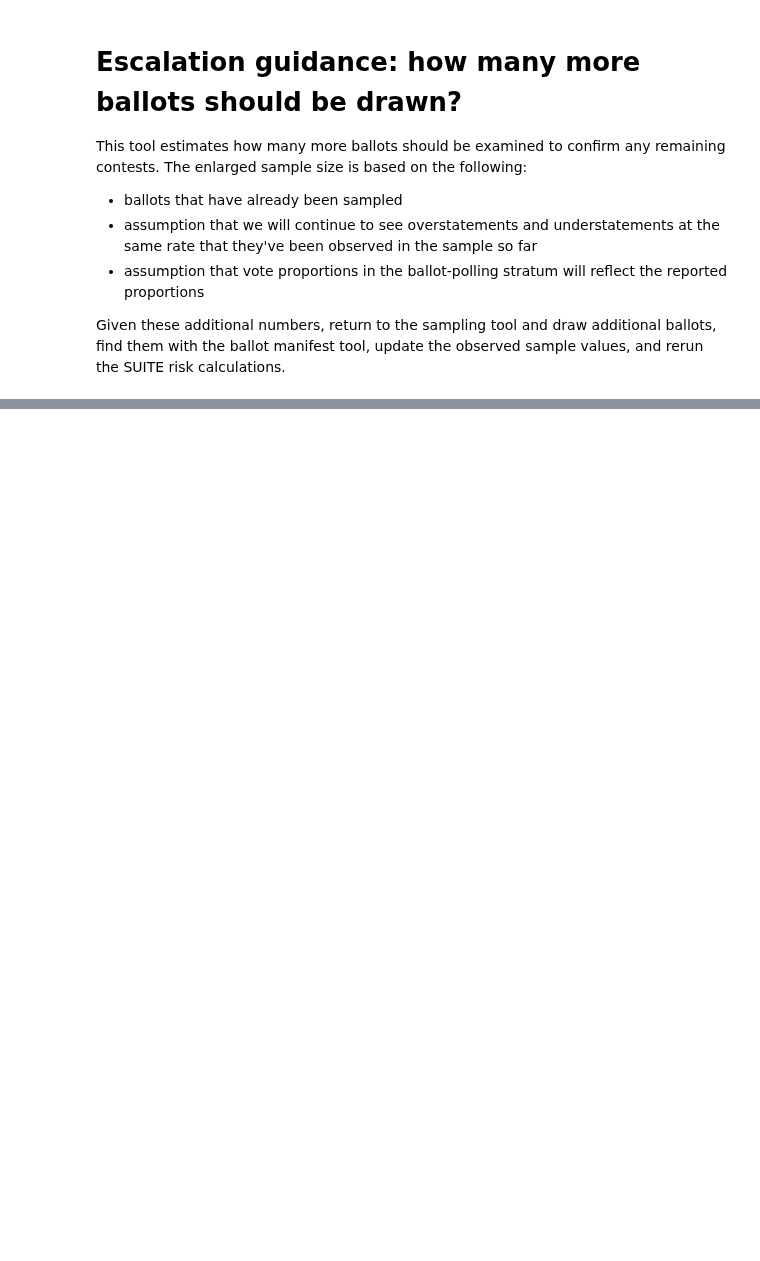
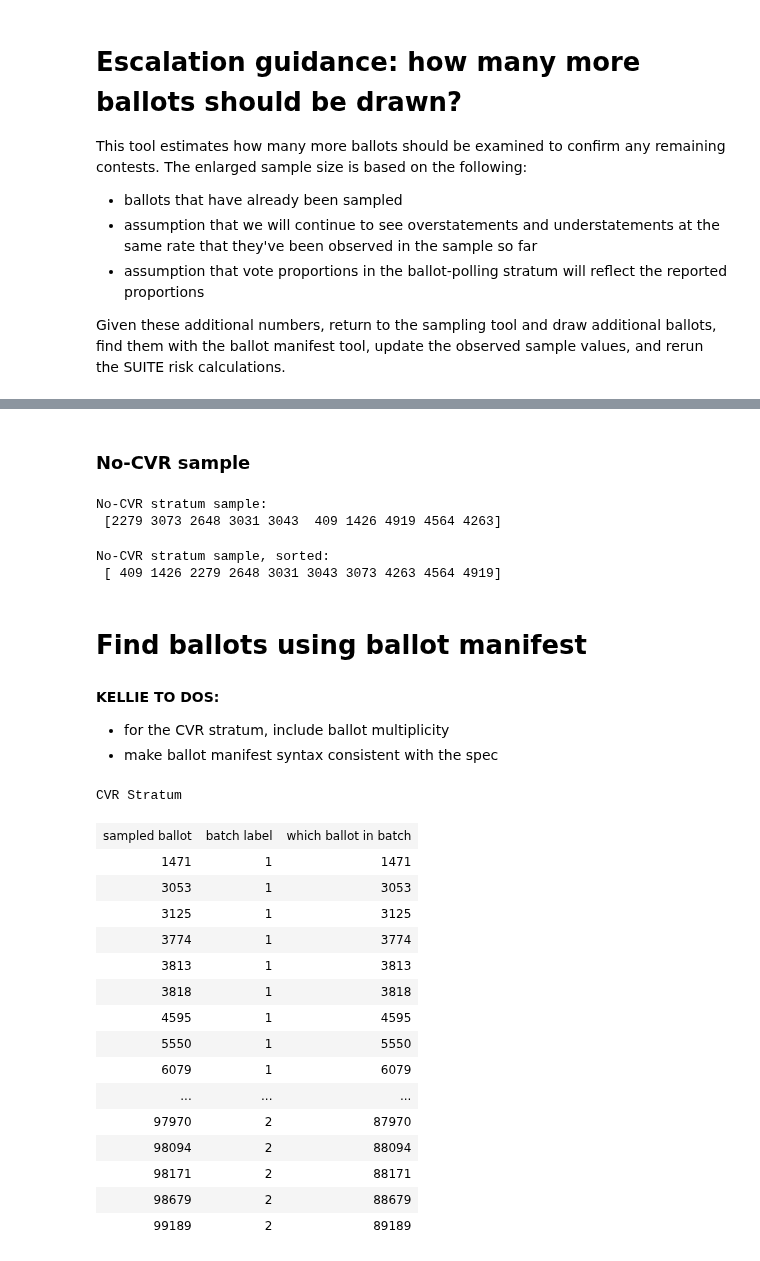
Before and after one commit to pbstark/CORLA18, a Jupyter notebook: code/suite_toolkit.ipynb, the cells around one changed output, grey strips where cells are left out. Cells and saved outputs as stored; diff of their text form; code cells hidden in the pictures; blank space fills up the shorter version.

```diff
--- a/code/suite_toolkit.ipynb
+++ b/code/suite_toolkit.ipynb
@@ -400,3 +409,0 @@ Sample statistics for the CVR stratum (stratum 1)
-# %%
-# CVR stratum sample size
-n1 = 60
@@ -421,4 +431,0 @@ Sample statistics for the no-CVR stratum (stratum 2)
-# %%
-# Number of votes for each candidate
-# recall that in the provided example, n2=3 so the totals here must add up to <= 3.
-n2 = 3
@@ -534,0 +565,7 @@ Ballots to draw in the no-CVR stratum: 2
+# %%
+# CVR stratum sample size, sampled with replacement
+sample1 = prng.randint(1, stratum_sizes[0]+1, size=n1_new - n1)
+
+# No-CVR ballots are sampled without replacement
+remaining_ballots = [i for i in range(stratum_sizes[1]) if i not in sample2]
+sample2 = random_sample(remaining_ballots, size=n2_new - n2, replace=False, prng=prng)
@@ -534,0 +641,58 @@ Ballots to draw in the no-CVR stratum: 2
+# %% [markdown]
+### No-CVR sample
+# %%
+print("No-CVR stratum sample:\n", sample2)
+# %% [output]
+No-CVR stratum sample:
+ [2279 3073 2648 3031 3043  409 1426 4919 4564 4263]
+# %%
+print("No-CVR stratum sample, sorted:\n", np.sort(sample2))
+# %% [output]
+No-CVR stratum sample, sorted:
+ [ 409 1426 2279 2648 3031 3043 3073 4263 4564 4919]
+# %% [markdown]
+# Find ballots using ballot manifest
+# %% [markdown]
+**KELLIE TO DOS:**
+* for the CVR stratum, include ballot multiplicity
+* make ballot manifest syntax consistent with the spec
+# %%
+# look up sample values
+
+print("CVR Stratum")
+
+cvr_sample = []
+for s in sample1:
+    original_ballot_label, batch_label, which_ballot = find_ballot(s, \
+                                                                   unique_cvr_manifest, \
+                                                                   cvr_manifest_parsed)
+    cvr_sample.append([s, batch_label, which_ballot])
+
+cvr_sample.sort(key=lambda x: x[2]) # Sort second on order within batches
+cvr_sample.sort(key=lambda x: x[1]) # Sort first based on batch label
+cvr_sample.insert(0,["sampled ballot", "batch label", "which ballot in batch"])
+
+display(HTML(
+    '<table><tr>{}</tr></table>'.format(
+        '</tr><tr>'.join(
+            '<td>{}</td>'.format('</td><td>'.join(str(_) for _ in row)) for row in cvr_sample)
+        )
+ ))
+# %% [output]
+CVR Stratum
+| sampled ballot | batch label | which ballot in batch |
+| 1471 | 1 | 1471 |
+| 3053 | 1 | 3053 |
+| 3125 | 1 | 3125 |
+| 3774 | 1 | 3774 |
+| 3813 | 1 | 3813 |
+| 3818 | 1 | 3818 |
+| 4595 | 1 | 4595 |
+| 5550 | 1 | 5550 |
+| 6079 | 1 | 6079 |
+| ... | ... | ... |
+| 97970 | 2 | 87970 |
+| 98094 | 2 | 88094 |
+| 98171 | 2 | 88171 |
+| 98679 | 2 | 88679 |
+| 99189 | 2 | 89189 |
```
Also changed, not shown: parts of 37 cells of this notebook, 1 other file.
